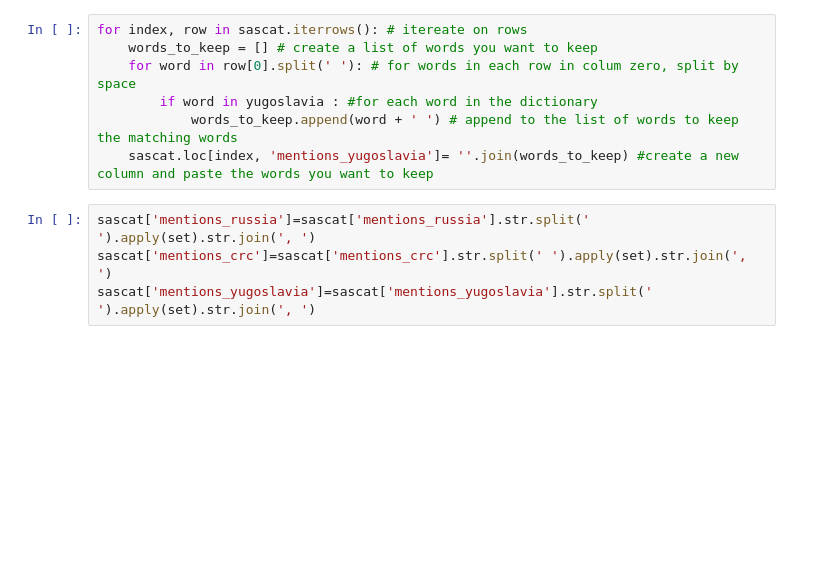
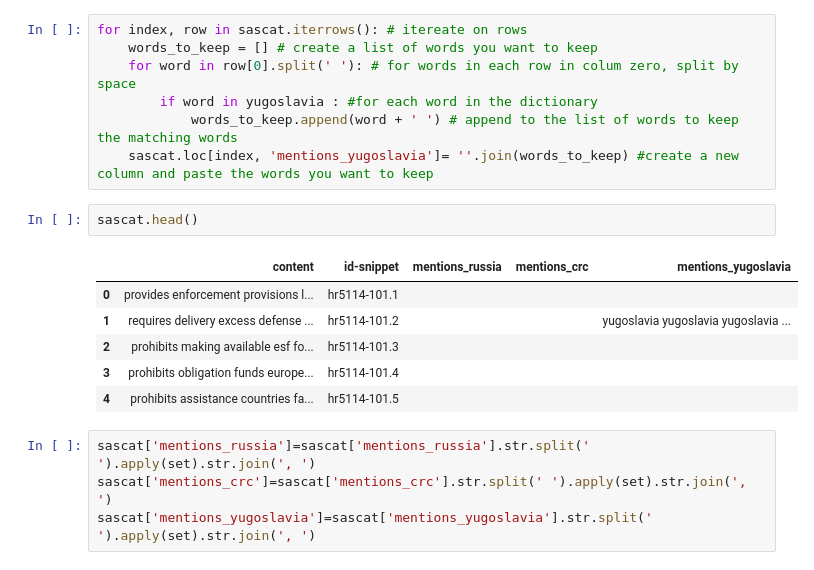
Before and after one commit to schapa094/Computational-Text-Analysis-for-Political-Science, a Jupyter notebook: Python code/Exercise Solutions/Session 6_Solutions.ipynb, the cells around one changed output. Drawn from its saved outputs; the diff is of its cells as text; blank space fills up the shorter version.

```diff
--- a/Python code/Exercise Solutions/Session 6_Solutions.ipynb
+++ b/Python code/Exercise Solutions/Session 6_Solutions.ipynb
@@ -488,6 +618,15 @@ for index, row in sascat.iterrows(): # itereate on rows
         if word in yugoslavia : #for each word in the dictionary
             words_to_keep.append(word + ' ') # append to the list of words to keep the matching words
     sascat.loc[index, 'mentions_yugoslavia']= ''.join(words_to_keep) #create a new column and paste the words you want to keep
+# %%
+sascat.head()
+# %% [output]
+|  | content | id-snippet | mentions_russia | mentions_crc | mentions_yugoslavia |
+| 0 | provides enforcement provisions l... | hr5114-101.1 |  |  |  |
+| 1 | requires delivery excess defense ... | hr5114-101.2 |  |  | yugoslavia yugoslavia yugoslavia ... |
+| 2 | prohibits making available esf fo... | hr5114-101.3 |  |  |  |
+| 3 | prohibits obligation funds europe... | hr5114-101.4 |  |  |  |
+| 4 | prohibits assistance countries fa... | hr5114-101.5 |  |  |  |
 # %%
 sascat['mentions_russia']=sascat['mentions_russia'].str.split(' ').apply(set).str.join(', ')
 sascat['mentions_crc']=sascat['mentions_crc'].str.split(' ').apply(set).str.join(', ')
```
Also changed, not shown: parts of 13 cells of this notebook.
